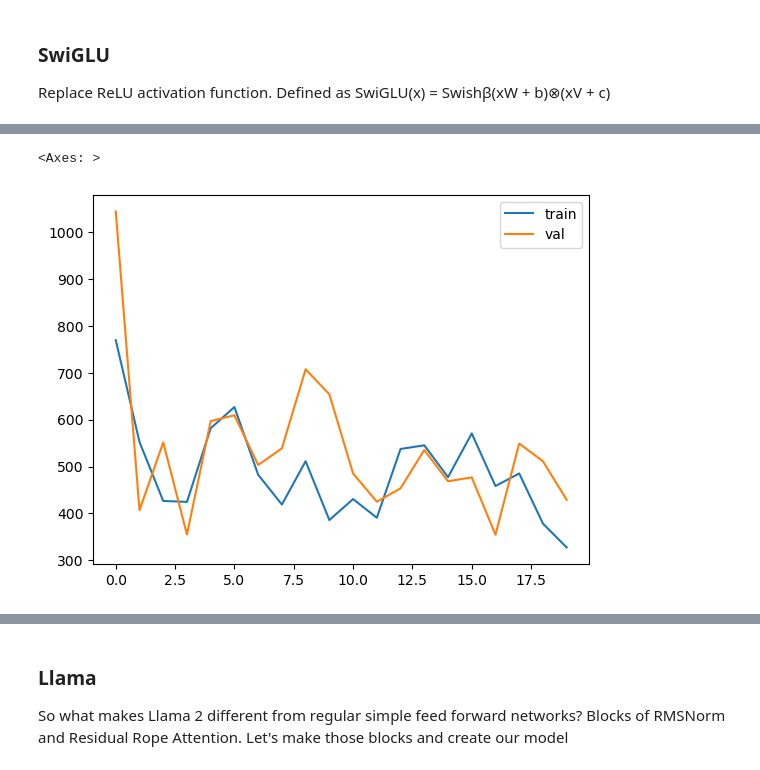
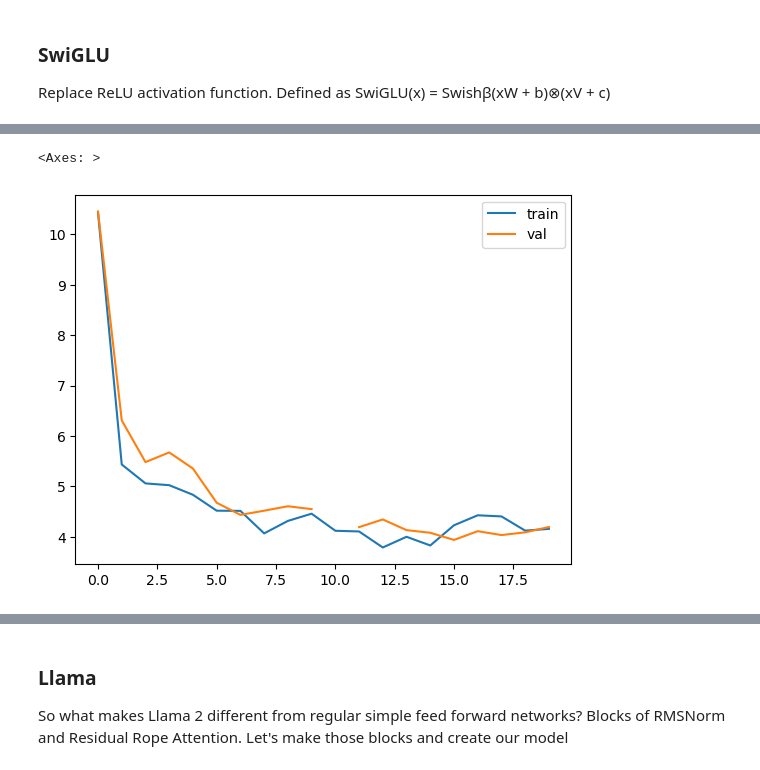
Before and after one commit to IMJONEZZ/LLMs-in-Production, a Jupyter notebook: chapters/chapter_8/llama_from_scratch_notebook.ipynb, the cells around one changed output, grey strips where cells are left out. Saved outputs shown, nothing was run; the diff lists cells and outputs as text; code cells hidden in the pictures.

```diff
--- a/chapters/chapter_8/llama_from_scratch_notebook.ipynb
+++ b/chapters/chapter_8/llama_from_scratch_notebook.ipynb
@@ -113,0 +87,20 @@ next(train_data)
+# %%
+prompt = "Write a short story. Possible Story: "
+tokenized_prompt = tokenizer(prompt, return_tensors="pt").input_ids
+
+encoded_dataset = clean_dataset.map(
+    lambda examples: tokenizer(
+        [prompt + x for x in examples['text']],
+        padding=True,
+        return_tensors="pt",
+    ),
+    batched=True,
+)
+train_data = iter(encoded_dataset["train"].shuffle())
+val_data = iter(encoded_dataset["val"].shuffle())
+
+test = next(train_data)
+print(f"Actual text: {test['text']}")
+print(f"Input Ids: {tokenizer.decode(test['input_ids'])}")
+print(f"Length of text: {len(test['input_ids'])}")
+print(test)
@@ -537,19 +594,25 @@ class RoPEMaskedAttentionHead(nn.Module):
         k = self.w_k(x).to(device)
         v = self.w_v(x).to(device)
 
-        q_rotated = (torch.bmm(q.transpose(0, 1), self.R[:m])).transpose(
-            0, 1
-        ).to(device)
-        k_rotated = (torch.bmm(k.transpose(0, 1), self.R[:m])).transpose(
-            0, 1
-        ).to(device)
+        q_rotated = (
+            (torch.bmm(q.transpose(0, 1), self.R[:m]))
+            .transpose(0, 1)
+            .to(device)
+        )
+        k_rotated = (
+            (torch.bmm(k.transpose(0, 1), self.R[:m]))
+            .transpose(0, 1)
+            .to(device)
+        )
 
         activations = F.scaled_dot_product_attention(
             q_rotated, k_rotated, v, dropout_p=0.1, is_causal=True
         )
 
         if return_attn_weights:
-            attn_mask = torch.tril(torch.ones((m, m)), diagonal=0).to(device)
+            attn_mask = torch.tril(torch.ones((m, m)), diagonal=0).to(
+                device
+            )
             attn_weights = (
                 torch.bmm(q_rotated, k_rotated.transpose(1, 2)) / np.sqrt(d)
                 + attn_mask
@@ -754,7 +819,7 @@ class SimpleFeedForwardNN_RMS_RoPE_SwiGLU(nn.Module):
                 logits.view(-1, self.config["vocab_size"]),
                 targets.view(-1),
                 ignore_index=tokenizer.pad_token_id,
-                reduction="sum"
+                #reduction="sum",
             )
             return logits, loss
 
@@ -786,5 +851,5 @@ training loss 327.56208152770995 | validation loss: 429.18907623291017
 <Axes: >
-[figure, old version]
+[figure, new version]
 # %%
 generate(model, config=MASTER_CONFIG)
 # %% [output]
```
Also changed, not shown: parts of 42 cells of this notebook, 1 other file.
